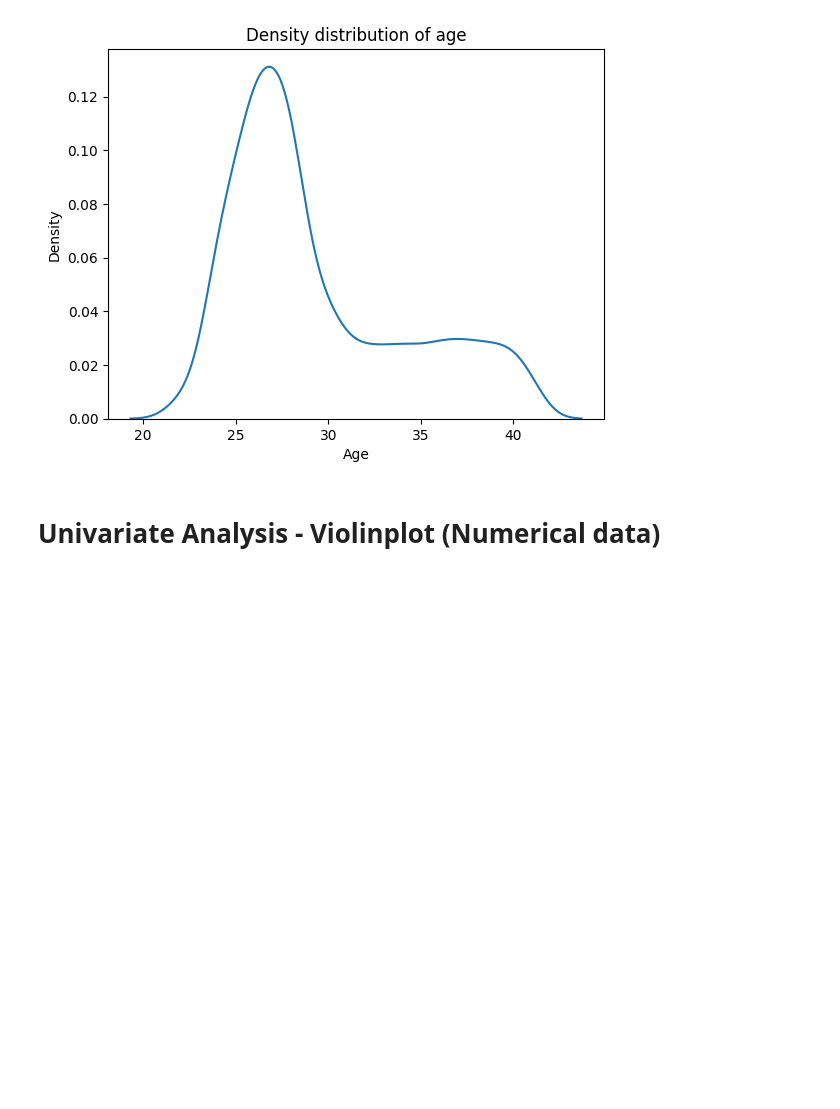
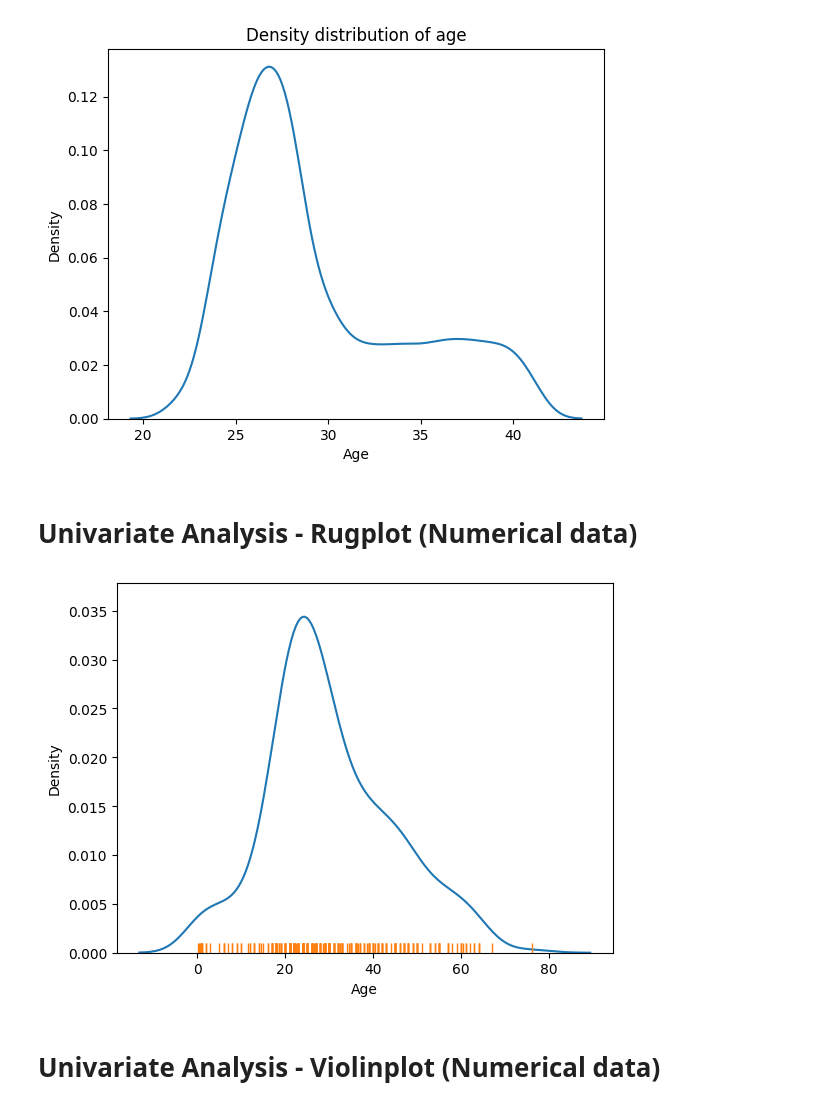
Before and after one commit to mahabubmamun/Machine-Learning, a Jupyter notebook: Univariate_Bivariate_Multivariate_Analysis.ipynb, the cells around one changed output. Drawn from its saved outputs; the diff is of its cells as text; code cells hidden in the pictures; blank space fills up the shorter version.

```diff
--- a/Univariate_Bivariate_Multivariate_Analysis.ipynb
+++ b/Univariate_Bivariate_Multivariate_Analysis.ipynb
@@ -135,6 +160,14 @@ plt.title('Density distribution of age')
 plt.show()
 # %% [output]
 [figure]
+# %% [markdown]
+# Univariate Analysis - Rugplot (Numerical data)
+# %%
+sns.kdeplot(df_titanic['Age'])
+sns.rugplot(df_titanic['Age'])
+plt.show()
+# %% [output]
+[figure, added]
 # %% [markdown]
 # Univariate Analysis - Violinplot (Numerical data)
 # %%
```
Also changed, not shown: parts of 7 cells of this notebook.
